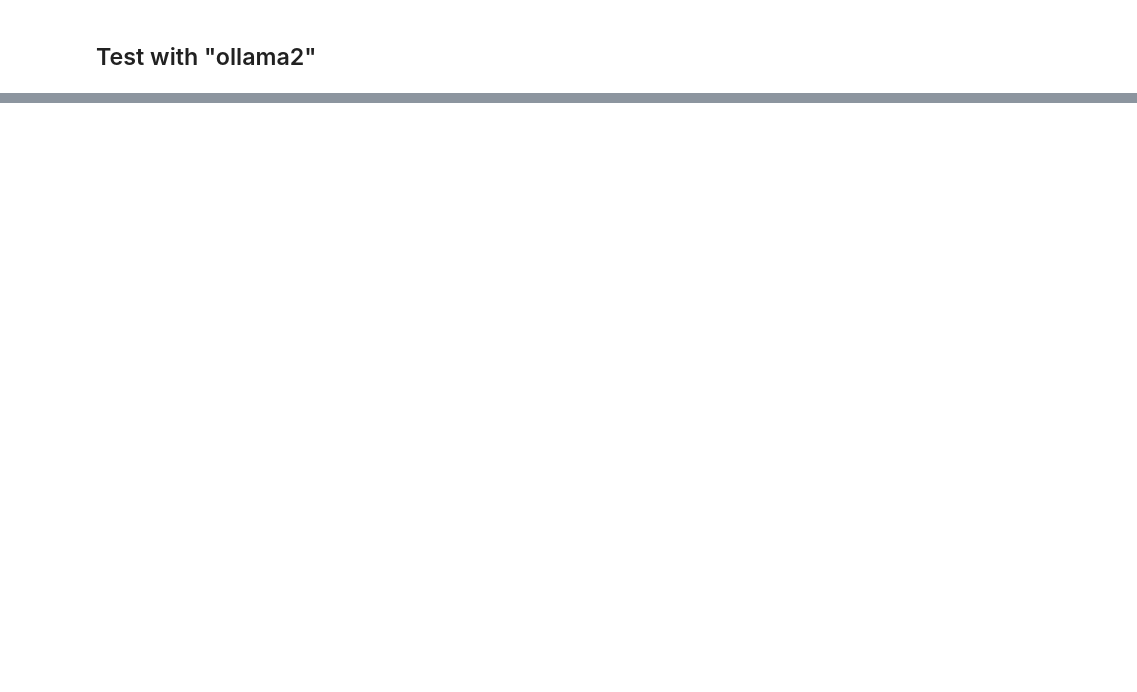
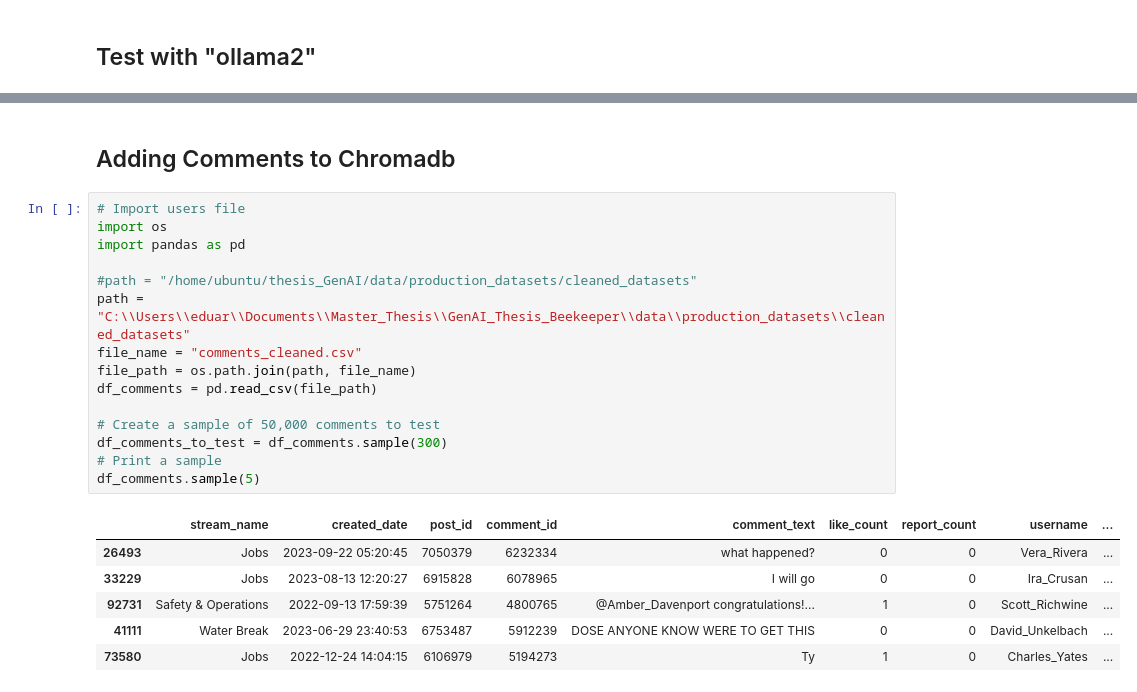
Before and after one commit to edupache/thesis_GenAI, a Jupyter notebook: ollama_first/ollama_benchmark.ipynb, the cells around one changed output, grey strips where cells are left out. Drawn from its saved outputs; the diff is of its cells as text; blank space fills up the shorter version.

```diff
--- a/ollama_first/ollama_benchmark.ipynb
+++ b/ollama_first/ollama_benchmark.ipynb
@@ -130,0 +153,24 @@ splits
+# %% [markdown]
+## Adding Comments to Chromadb
+# %%
+# Import users file
+import os
+import pandas as pd
+
+#path = "/home/ubuntu/thesis_GenAI/data/production_datasets/cleaned_datasets"
+path = "C:\\Users\\eduar\\Documents\\Master_Thesis\\GenAI_Thesis_Beekeeper\\data\\production_datasets\\cleaned_datasets"
+file_name = "comments_cleaned.csv"
+file_path = os.path.join(path, file_name)
+df_comments = pd.read_csv(file_path)
+
+# Create a sample of 50,000 comments to test
+df_comments_to_test = df_comments.sample(300)
+# Print a sample
+df_comments.sample(5)
+# %% [output]
+|  | stream_name | created_date | post_id | comment_id | comment_text | like_count | report_count | username | ... |
+| 26493 | Jobs | 2023-09-22 05:20:45 | 7050379 | 6232334 | what happened? | 0 | 0 | Vera_Rivera | ... |
+| 33229 | Jobs | 2023-08-13 12:20:27 | 6915828 | 6078965 | I will go | 0 | 0 | Ira_Crusan | ... |
+| 92731 | Safety & Operations | 2022-09-13 17:59:39 | 5751264 | 4800765 | @Amber_Davenport congratulations!... | 1 | 0 | Scott_Richwine | ... |
+| 41111 | Water Break | 2023-06-29 23:40:53 | 6753487 | 5912239 | DOSE ANYONE KNOW WERE TO GET THIS | 0 | 0 | David_Unkelbach | ... |
+| 73580 | Jobs | 2022-12-24 14:04:15 | 6106979 | 5194273 | Ty | 1 | 0 | Charles_Yates | ... |
```
Also changed, not shown: parts of 53 cells of this notebook, 13 other files.
